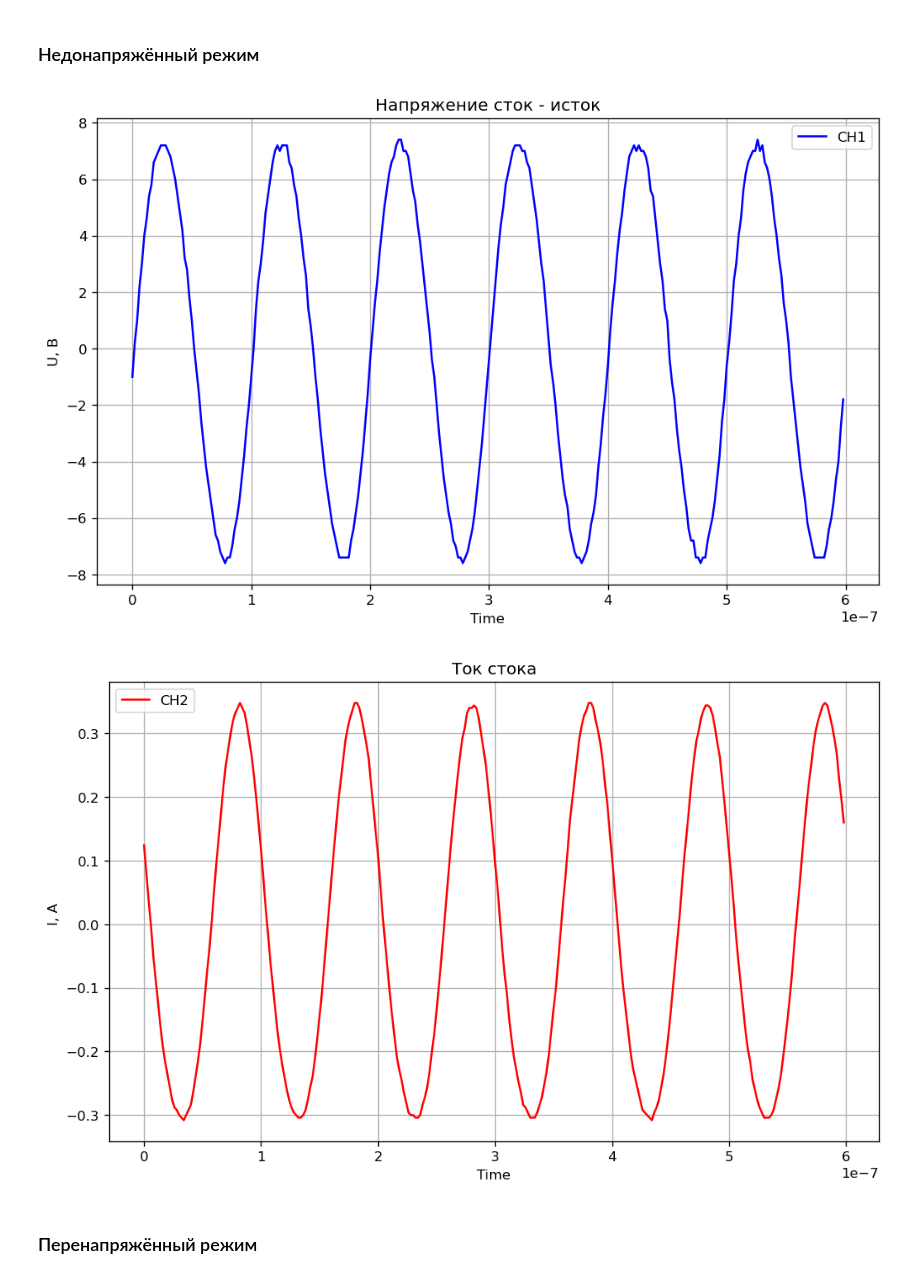
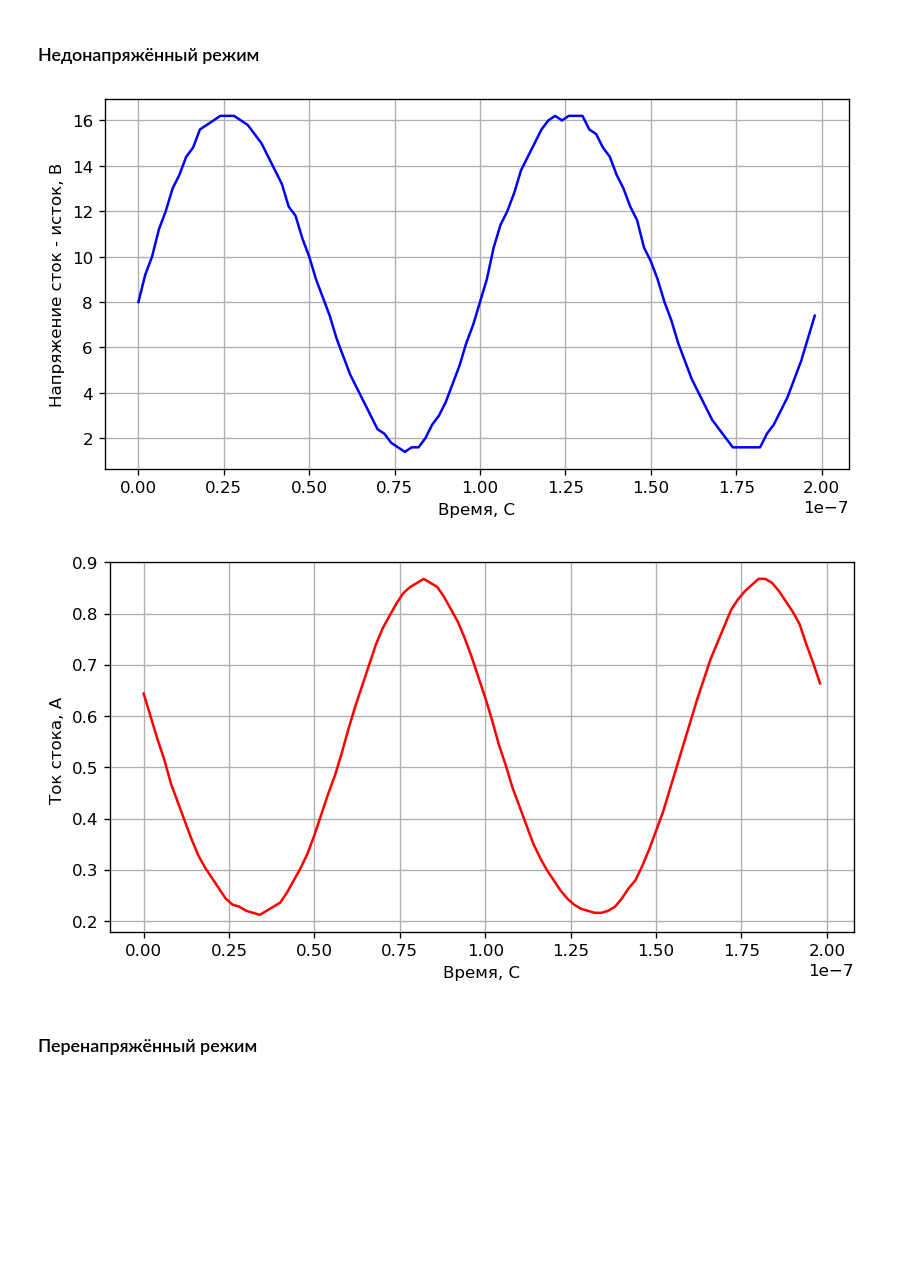
Before and after one commit to sematimohin/Study, a Jupyter notebook: fors/laba_1.ipynb, the cells around one changed output. Cells and saved outputs as stored; diff of their text form; code cells hidden in the pictures; blank space fills up the shorter version.

```diff
--- a/fors/laba_1.ipynb
+++ b/fors/laba_1.ipynb
@@ -95,13 +96,13 @@ Name: CH2 [V], dtype: float64
 discrete_time = 2.000000e-09 # значение дискрета по времени, взятое из таблицы csv
 
 # Создание вектора времени
-time = np.arange(0, 300 * discrete_time, discrete_time)
+time = np.arange(0, 100 * discrete_time, discrete_time)
 
 # Извлечение данных из столбцов CH1 и CH2
 
-ch1 = 100 * data.iloc[0:300]['CH1 [V]'] # вырезаем строки с нулевой по пятисотую из стобца
+ch1 = 9 + 100 * data.iloc[0:100]['CH1 [V]'] # вырезаем строки с нулевой по пятисотую из стобца
                                 # CH1 [V]
-ch2 = data.iloc[0:300]['CH2 [V]']
+ch2 = 0.52 + data.iloc[0:100]['CH2 [V]']
 
 
 #display(ch1.iloc[1000]) # iloc() — метод выбора строк согласно их числовой позиции
@@ -147,39 +162,37 @@ plt.show()
 # %%
 data1 = pd.read_csv('CH1_CH2_4-4-1.csv', index_col= False)
 data2 = pd.read_csv('CH1_CH2_4-4-2.csv', index_col= False)
 
 
-NR_ch1 = 100 * data1.iloc[0:300]['CH1 [V]'] # вырезаем строки с нулевой по пятисотую из стобца
+NR_ch1 = 9 + 100 * data1.iloc[0:100]['CH1 [V]'] # вырезаем строки с нулевой по пятисотую из стобца
                                 # CH1 [V]
-NR_ch2 = data1.iloc[0:300]['CH2 [V]']
+NR_ch2 = 0.52 + data1.iloc[0:100]['CH2 [V]']
 
 # Построение графиков
-plt.figure(figsize=(10, 6), dpi=120)
+plt.figure(figsize=(8, 4), dpi=120)
 # Осциллограмма для CH1
 plt.plot(time, NR_ch1, label='CH1', color='blue')
 # Настройка графика
-plt.title('Напряжение сток - исток')
-plt.xlabel('Time')
-plt.ylabel('U, В')
-plt.legend()
+#plt.title('Напряжение сток - исток')
+plt.xlabel('Время, С')
+plt.ylabel('Напряжение сток - исток, В')
 plt.grid(True)
 # Отображение графика
 plt.show()
 
-plt.figure(figsize=(10, 6), dpi=120)
+plt.figure(figsize=(8, 4), dpi=120)
 # Осциллограмма для CH2
 plt.plot(time, NR_ch2, label='CH2', color='red')
 # Настройка графика
-plt.title('Ток стока')
-plt.xlabel('Time')
-plt.ylabel('I, А ')
-plt.legend()
+#plt.title('Ток стока')
+plt.xlabel('Время, С')
+plt.ylabel('Ток стока, А ')
 plt.grid(True)
 # Отображение графика
 plt.show()
 # %% [output]
-[figure, old version]
+[figure, new version]
-[figure, old version]
+[figure, new version]
 # %% [markdown]
 ### Перенапряжённый режим
 # %%
```
Also changed, not shown: parts of 12 cells of this notebook.
